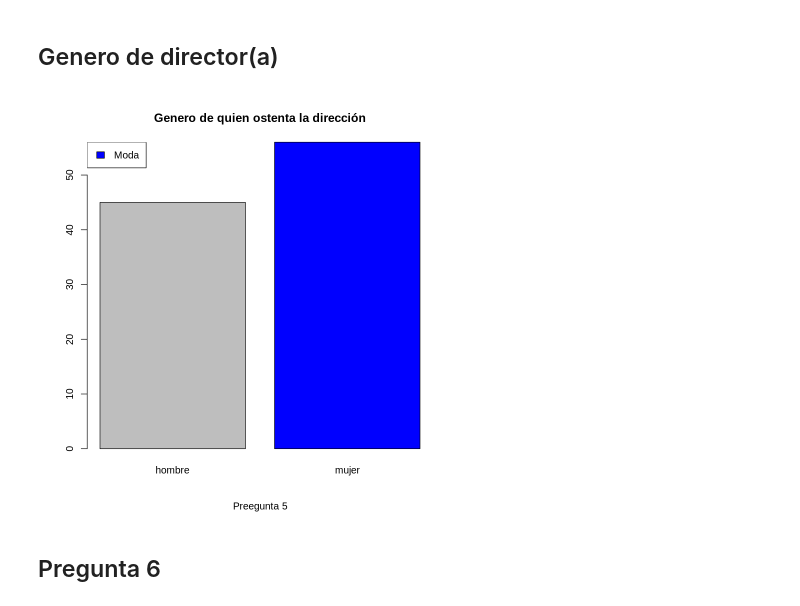
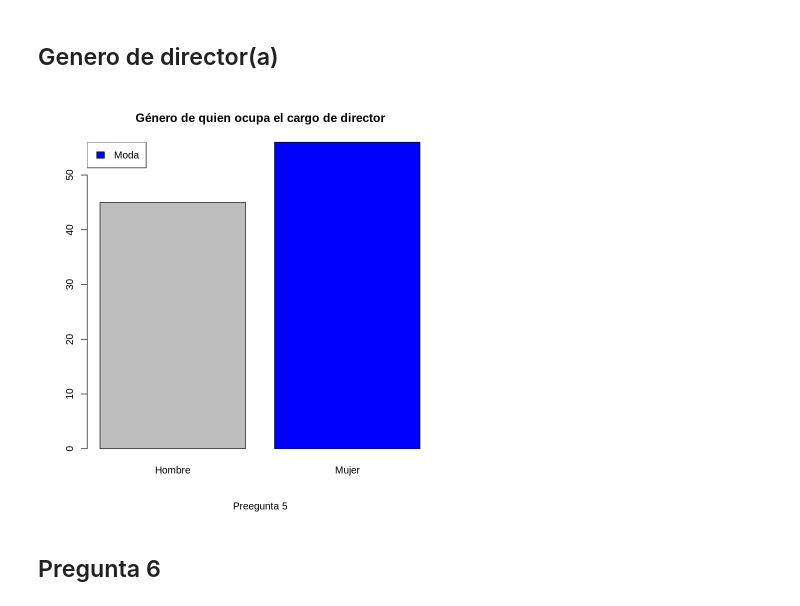
Before and after one commit to Taz-Ricardo/Validacion, a Jupyter notebook: Codigos validacion.ipynb, the cells around one changed output. Saved outputs shown, nothing was run; the diff lists cells and outputs as text; code cells hidden in the pictures.

```diff
--- a/Codigos validacion.ipynb
+++ b/Codigos validacion.ipynb
@@ -289,10 +248,10 @@ legend("topright", "Moda", fill = 4)
 # %% [markdown]
 ## Genero de director(a)
 # %%
-barplot(table(datos[,5]),main = "Genero de quien ostenta la dirección", col = c(rep("gray", 1),4), sub='Preegunta 5')
+barplot(table(datos[,5]),names.arg=c('Hombre','Mujer'),main = "Género de quien ocupa el cargo de director", col = c(rep("gray", 1),4), sub='Preegunta 5')
 legend("topleft", "Moda", fill = 4)
 # %% [output]
-[figure, old version]
+[figure, new version]
 # %% [markdown]
 ## Pregunta 6
 # %% [markdown]
```
Also changed, not shown: parts of 56 cells of this notebook, 2 other files.
